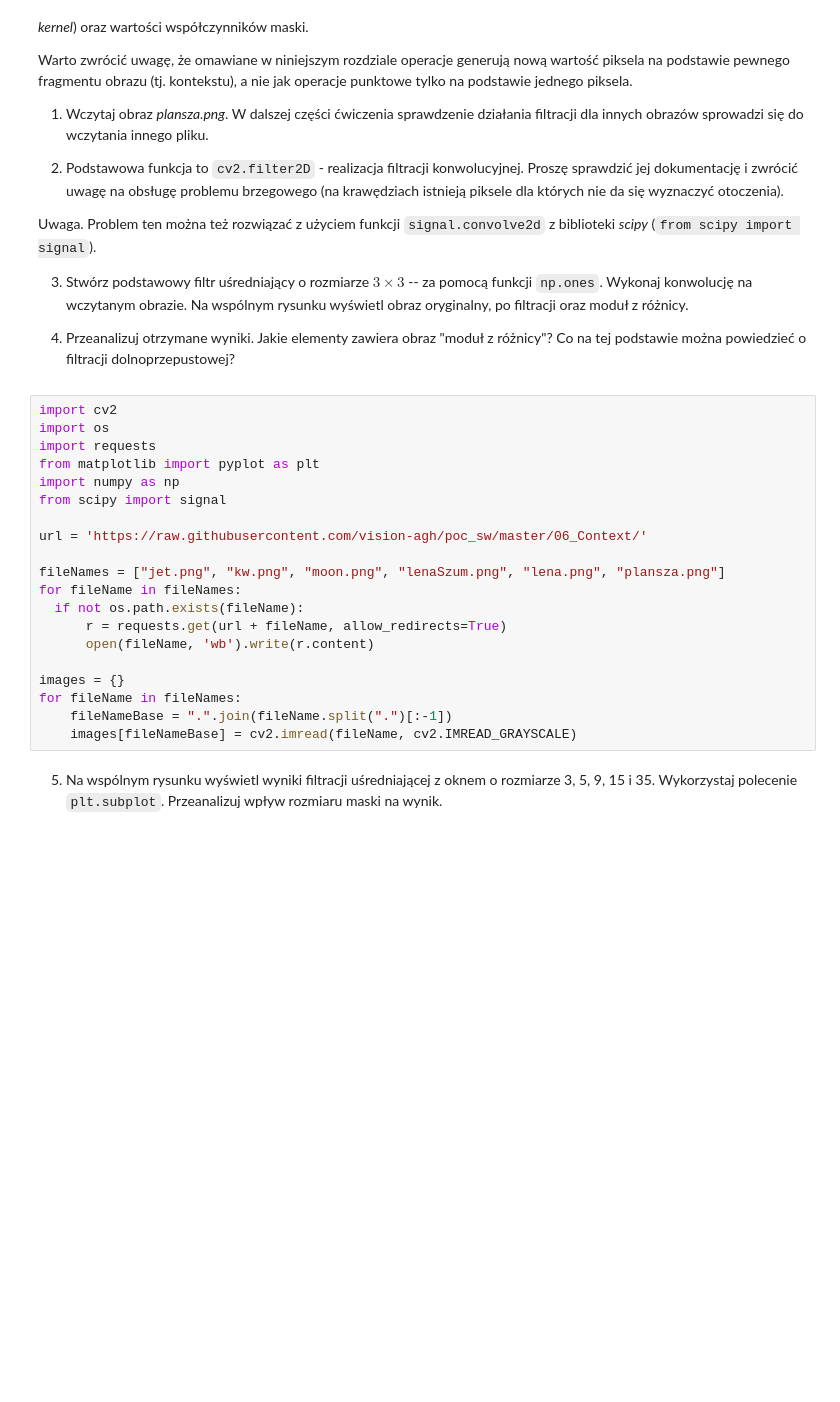
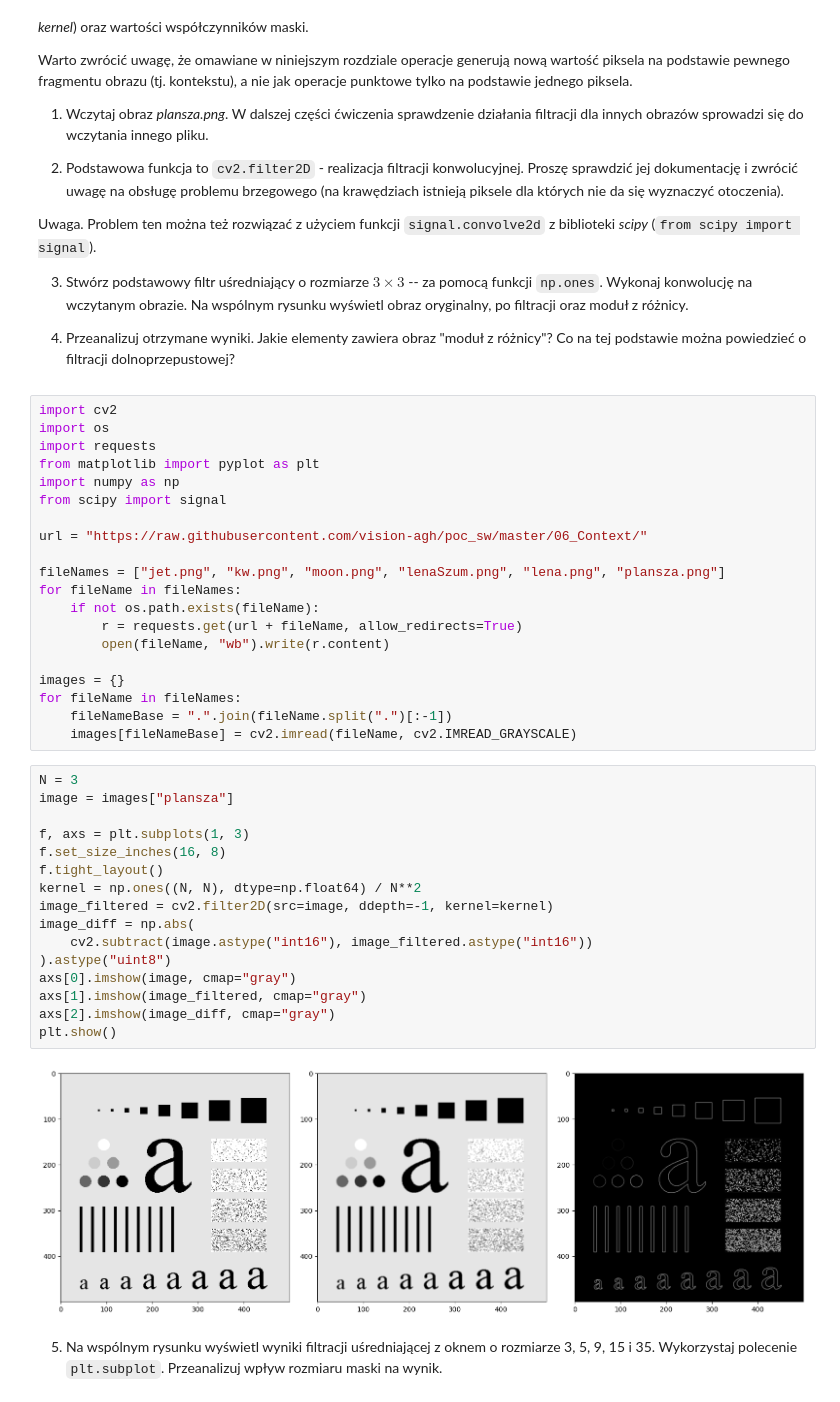
Before and after one commit to rmesek/wcpo-agh-2024, a Jupyter notebook: lab6/06_context.ipynb, the cells around one changed output. Saved outputs shown, nothing was run; the diff lists cells and outputs as text; blank space fills up the shorter version.

```diff
--- a/lab6/06_context.ipynb
+++ b/lab6/06_context.ipynb
@@ -45,18 +45,36 @@ from matplotlib import pyplot as plt
 import numpy as np
 from scipy import signal
 
-url = 'https://raw.githubusercontent.com/vision-agh/poc_sw/master/06_Context/'
+url = "https://raw.githubusercontent.com/vision-agh/poc_sw/master/06_Context/"
 
 fileNames = ["jet.png", "kw.png", "moon.png", "lenaSzum.png", "lena.png", "plansza.png"]
 for fileName in fileNames:
-  if not os.path.exists(fileName):
-      r = requests.get(url + fileName, allow_redirects=True)
-      open(fileName, 'wb').write(r.content)
+    if not os.path.exists(fileName):
+        r = requests.get(url + fileName, allow_redirects=True)
+        open(fileName, "wb").write(r.content)
 
 images = {}
 for fileName in fileNames:
     fileNameBase = ".".join(fileName.split(".")[:-1])
     images[fileNameBase] = cv2.imread(fileName, cv2.IMREAD_GRAYSCALE)
+# %%
+N = 3
+image = images["plansza"]
+
+f, axs = plt.subplots(1, 3)
+f.set_size_inches(16, 8)
+f.tight_layout()
+kernel = np.ones((N, N), dtype=np.float64) / N**2
+image_filtered = cv2.filter2D(src=image, ddepth=-1, kernel=kernel)
+image_diff = np.abs(
+    cv2.subtract(image.astype("int16"), image_filtered.astype("int16"))
+).astype("uint8")
+axs[0].imshow(image, cmap="gray")
+axs[1].imshow(image_filtered, cmap="gray")
+axs[2].imshow(image_diff, cmap="gray")
+plt.show()
+# %% [output]
+[figure, added]
 # %% [markdown]
 5. Na wspólnym rysunku wyświetl wyniki filtracji uśredniającej z oknem o rozmiarze 3, 5, 9, 15 i 35.
 Wykorzystaj polecenie `plt.subplot`.
```
Also changed, not shown: parts of 3 cells of this notebook.
